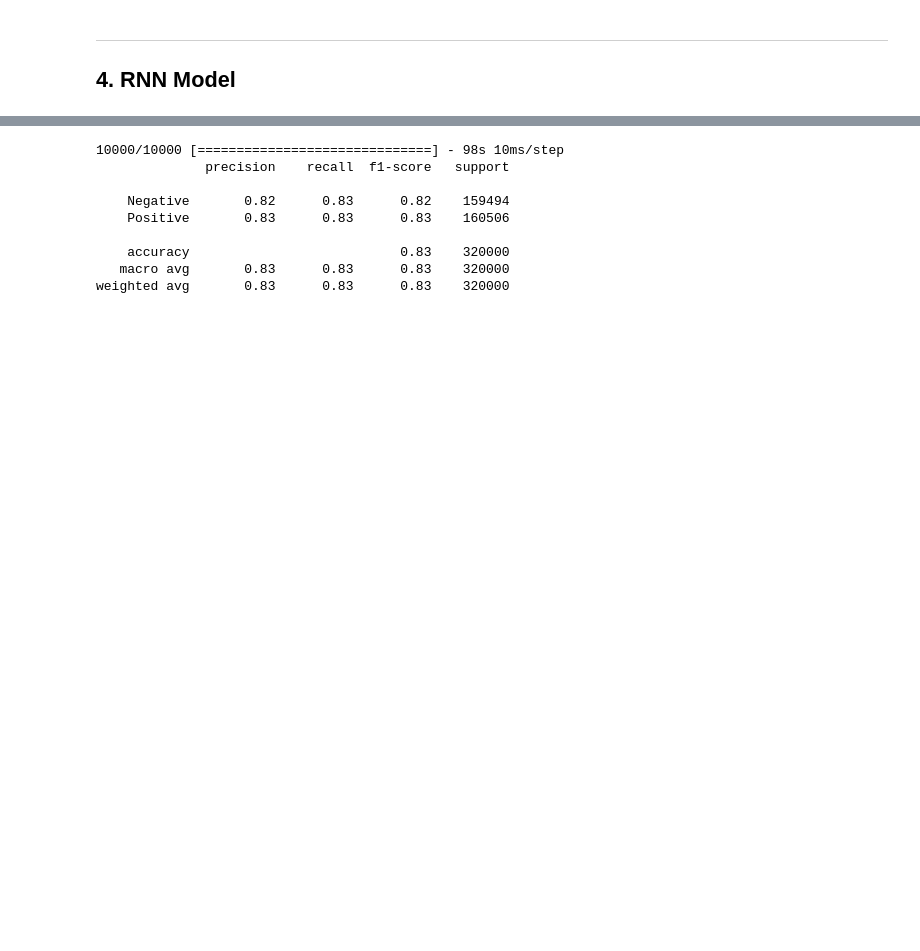
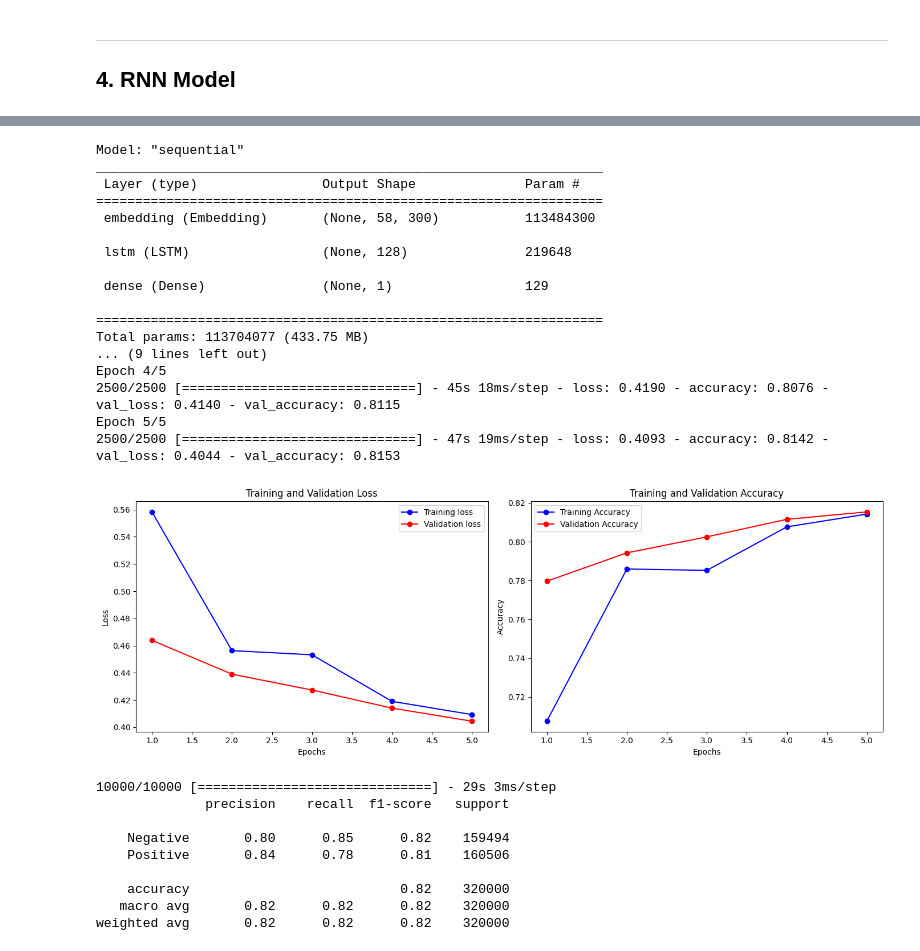
Before and after one commit to AlirezaSaei1/NLP-Assignments, a Jupyter notebook: Assignment 3/Codes/SentimentAnalysis.ipynb, the cells around one changed output, grey strips where cells are left out. Saved outputs shown, nothing was run; the diff lists cells and outputs as text; code cells hidden in the pictures; blank space fills up the shorter version.

Commit message:
Updated code with 3 different models properties

```diff
--- a/Assignment 3/Codes/SentimentAnalysis.ipynb
+++ b/Assignment 3/Codes/SentimentAnalysis.ipynb
@@ -32,7 +31,7 @@ WARNING:tensorflow:From c:\Users\ASUS\AppData\Local\Programs\Python\Python310\li
 # %% [markdown]
 ### Read Dataset
 # %%
-df = pd.read_csv('Datasets/sentiment140.csv')
+df = pd.read_csv('sentiment140.csv')
 df.head()
 # %% [output]
 |  | text | date | user | sentiment | query |
@@ -128,0 +107,5 @@ Name: text, dtype: object
+# %%
+# print(df['text'].head(20))
+
+for i in range(20):
+    print(i, df['text'][i])
@@ -168,8 +211,10 @@ for word, i in word_index.items():
 # %%
-model = Sequential()
-model.add(Embedding(input_dim=len(word_index) + 1, output_dim=embedding_dim, weights=[embedding_matrix], input_length=max_length, trainable=False))
-model.add(LSTM(128))
-model.add(Dense(1, activation='sigmoid'))
+def create_model(final_layer_activation='linear', model_loss='binary_crossentropy'):
+    model = Sequential()
+    model.add(Embedding(input_dim=len(word_index) + 1, output_dim=embedding_dim, weights=[embedding_matrix], input_length=max_length, trainable=False))
+    model.add(LSTM(128))
+    model.add(Dense(1, activation=final_layer_activation))
 
-model.compile(optimizer='adam', loss='binary_crossentropy', metrics=['accuracy'])
-model.summary()
+    model.compile(optimizer='adam', loss=model_loss, metrics=['accuracy'])
+    model.summary()
+    return model
@@ -217,15 +225,37 @@ Epoch 5/5
 # %%
-y_pred = (model.predict(X_test_padded) > 0.5).astype("int64")
+model1 = create_model()
+history = model1.fit(X_train_padded, y_train, epochs=5, batch_size=512, validation_data=(X_test_padded, y_test))
 
+plot(history)
+
+y_pred = (model1.predict(X_test_padded) > 0.5).astype("int64")
 report = classification_report(y_test, y_pred, target_names=['Negative', 'Positive'], zero_division=1)
 print(report)
 # %% [output]
-10000/10000 [==============================] - 98s 10ms/step
-              precision    recall  f1-score   support
+Model: "sequential"
+_________________________________________________________________
+ Layer (type)                Output Shape              Param #
+=================================================================
+ embedding (Embedding)       (None, 58, 300)           113484300
 
-    Negative       0.82      0.83      0.82    159494
-    Positive       0.83      0.83      0.83    160506
+ lstm (LSTM)                 (None, 128)               219648
 
-    accuracy                           0.83    320000
-   macro avg       0.83      0.83      0.83    320000
-weighted avg       0.83      0.83      0.83    320000
+ dense (Dense)               (None, 1)                 129
+
+=================================================================
+Total params: 113704077 (433.75 MB)
+... (9 lines left out)
+Epoch 4/5
+2500/2500 [==============================] - 45s 18ms/step - loss: 0.4190 - accuracy: 0.8076 - val_loss: 0.4140 - val_accuracy: 0.8115
+Epoch 5/5
+2500/2500 [==============================] - 47s 19ms/step - loss: 0.4093 - accuracy: 0.8142 - val_loss: 0.4044 - val_accuracy: 0.8153
+[figure, added]
+10000/10000 [==============================] - 29s 3ms/step
+              precision    recall  f1-score   support
+
+    Negative       0.80      0.85      0.82    159494
+    Positive       0.84      0.78      0.81    160506
+
+    accuracy                           0.82    320000
+   macro avg       0.82      0.82      0.82    320000
+weighted avg       0.82      0.82      0.82    320000
```
Also changed, not shown: parts of 22 cells of this notebook.
